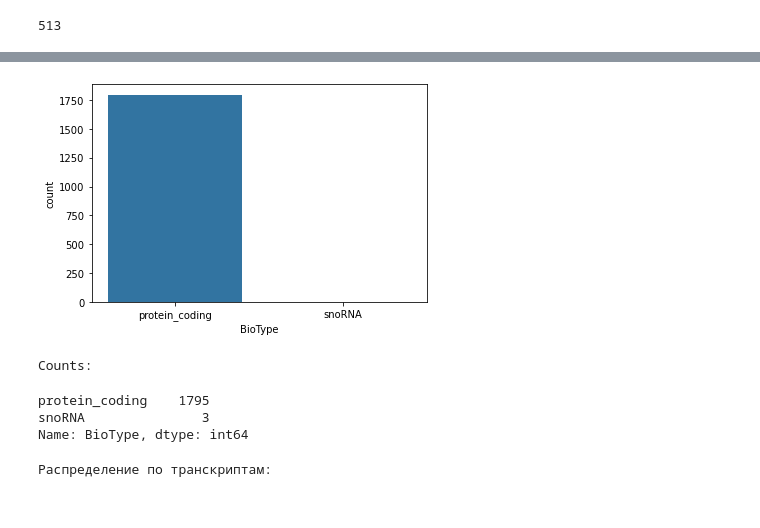
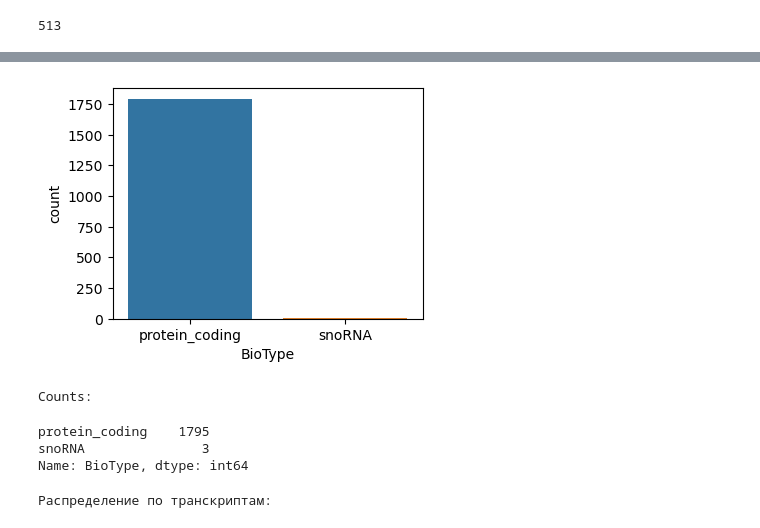
Before and after one commit to aadenisova/bird_innovation, a Jupyter notebook: scripts/Gene_SNP_analysis.ipynb, the cells around one changed output, grey strips where cells are left out. Cells and saved outputs as stored; diff of their text form; code cells hidden in the pictures.

```diff
--- a/scripts/Gene_SNP_analysis.ipynb
+++ b/scripts/Gene_SNP_analysis.ipynb
@@ -226,13 +210,14 @@ Number of unique genes 514
 | 3 | AFAP1L2 | AFAP1L2 | XM_030276462.3 | protein_coding | 0 | 0 | ... |
 | 4 | AFAP1L2 | AFAP1L2 | XM_030276463.3 | protein_coding | 0 | 0 | ... |
 # %%
+plt.figure(figsize = (4,3))
 sns.countplot(data=df_genes, x="BioType")
 plt.show()
 
 print("Counts:")
 df_genes['BioType'].value_counts()
 # %% [output]
-[figure, old version]
+[figure, new version]
 Counts:
 protein_coding    1795
 snoRNA               3
```
Also changed, not shown: parts of 7 cells of this notebook.
